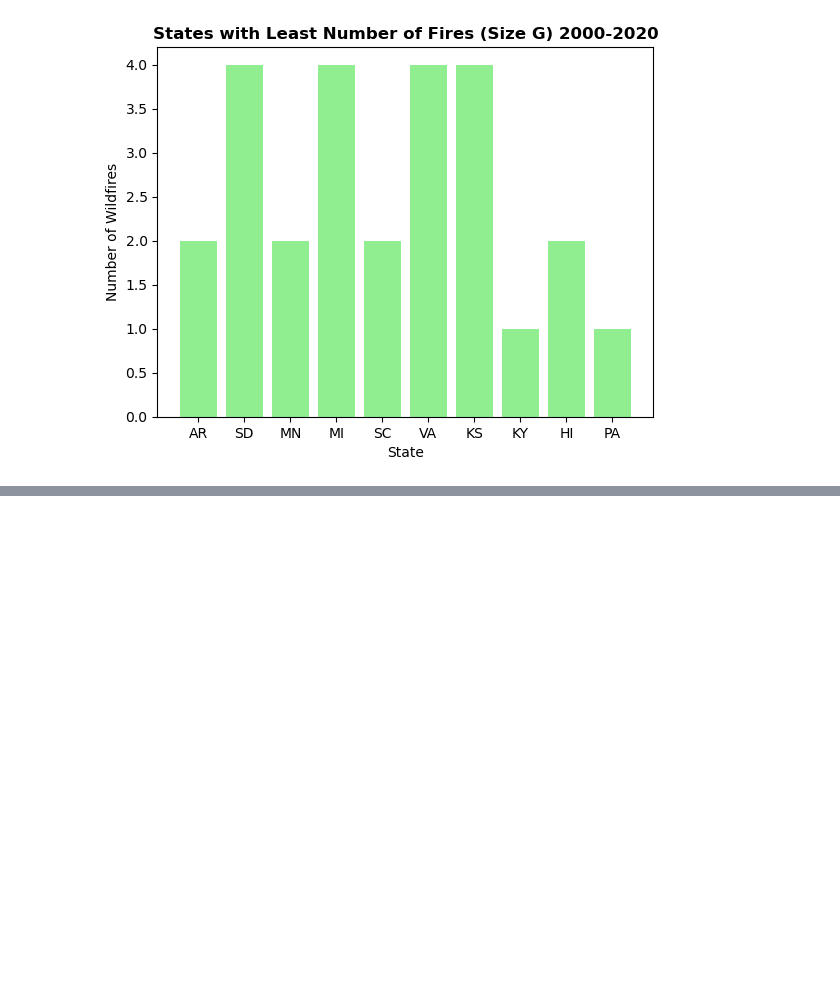
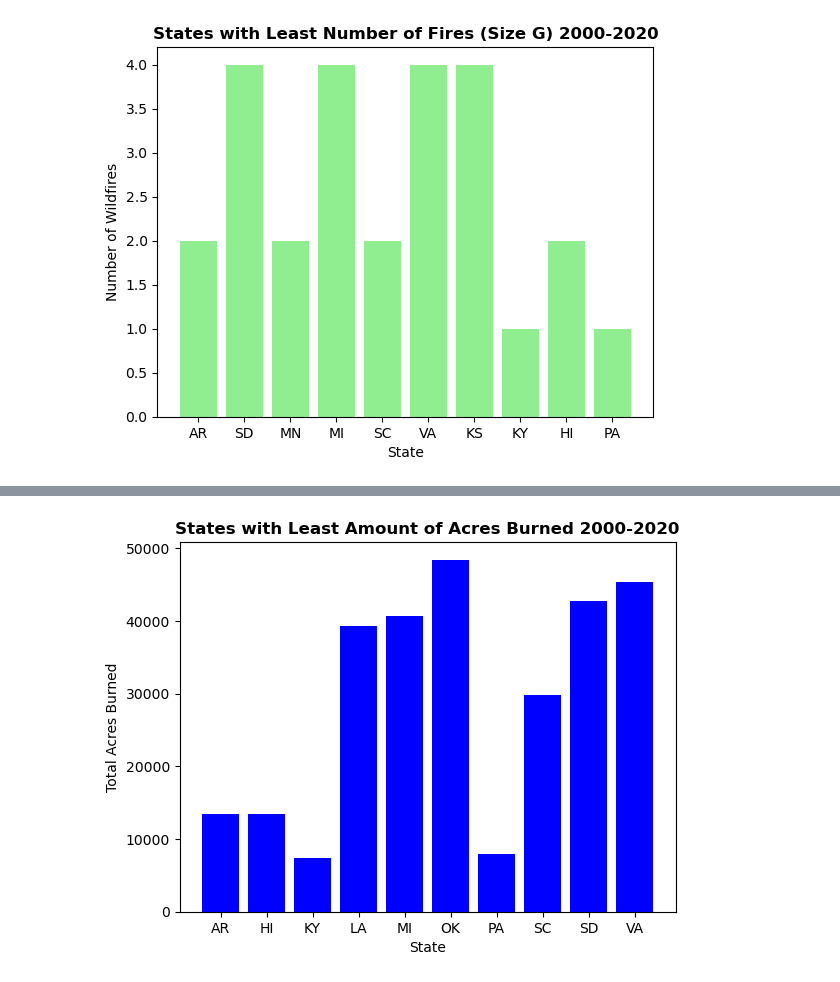
Before and after one commit to emilymees/ProjectThree, a Jupyter notebook: images/eb-data-vis.ipynb, the cells around one changed output, grey strips where cells are left out. Cells and saved outputs as stored; diff of their text form; code cells hidden in the pictures; blank space fills up the shorter version.

Commit message:
acres burned images

```diff
--- a/images/eb-data-vis.ipynb
+++ b/images/eb-data-vis.ipynb
@@ -300,0 +303,3 @@ plt.show()
+# %%
+acresBurned_df = wildfires_clean.groupby(["State"])["Fire_Size"].sum().reset_index()
+acresBurned_df.sort_values(by=["Fire_Size"])
@@ -300,0 +324,15 @@ plt.show()
+# %%
+bottomTenAcres_df = acresBurned_df.loc[acresBurned_df["Fire_Size"] < 50000]
+
+plt.bar(
+    bottomTenAcres_df["State"], bottomTenAcres_df['Fire_Size'],  align='center', color='blue')
+plt.xlabel("State")
+plt.ylabel("Total Acres Burned")
+plt.title(f"States with Least Amount of Acres Burned 2000-2020", weight='bold', size=12)
+
+
+plt.show()
+
+# plt.savefig('bottom_ten_acres.png')
+# %% [output]
+[figure, added]
```
Also changed, not shown: parts of 4 cells of this notebook.
